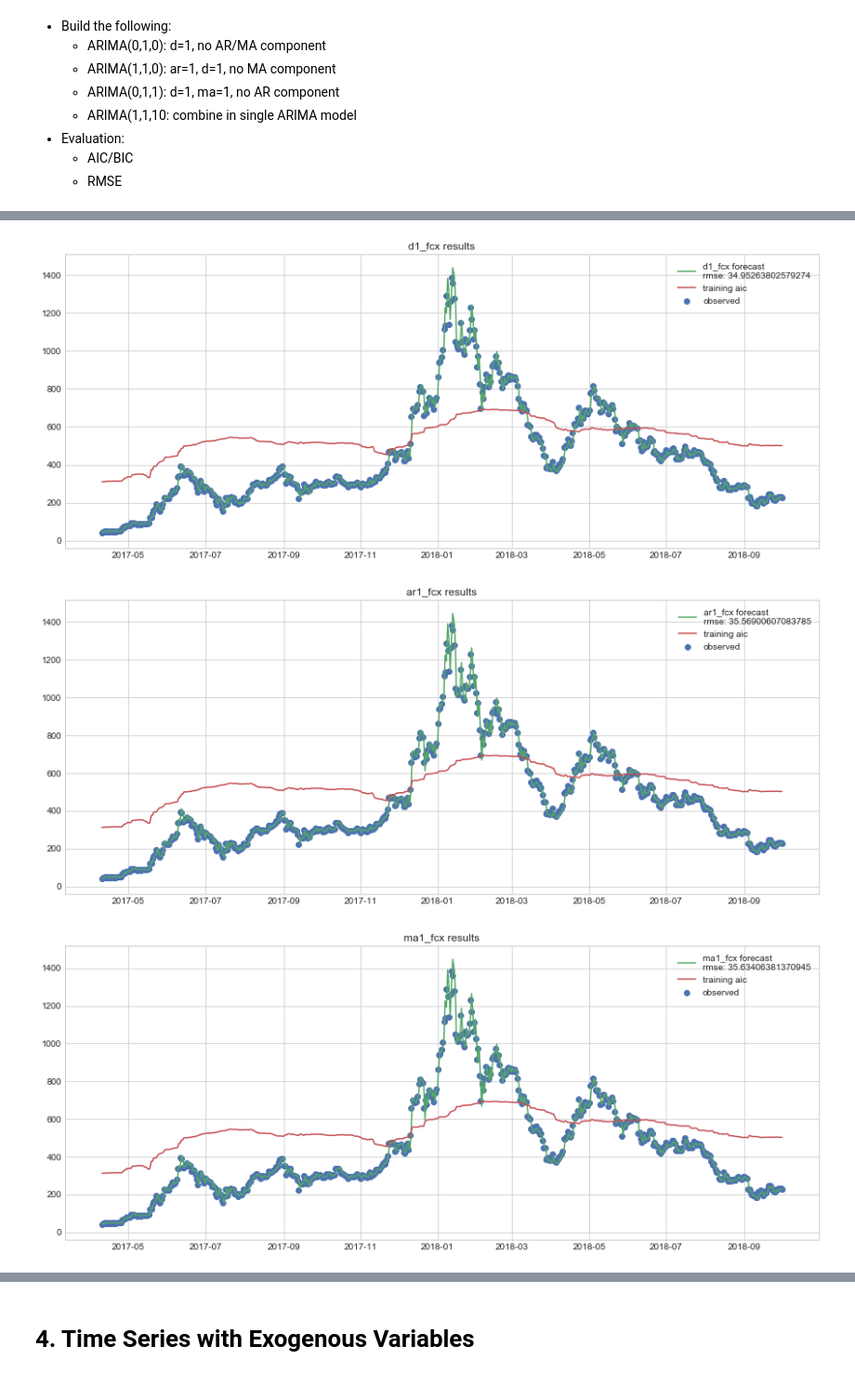
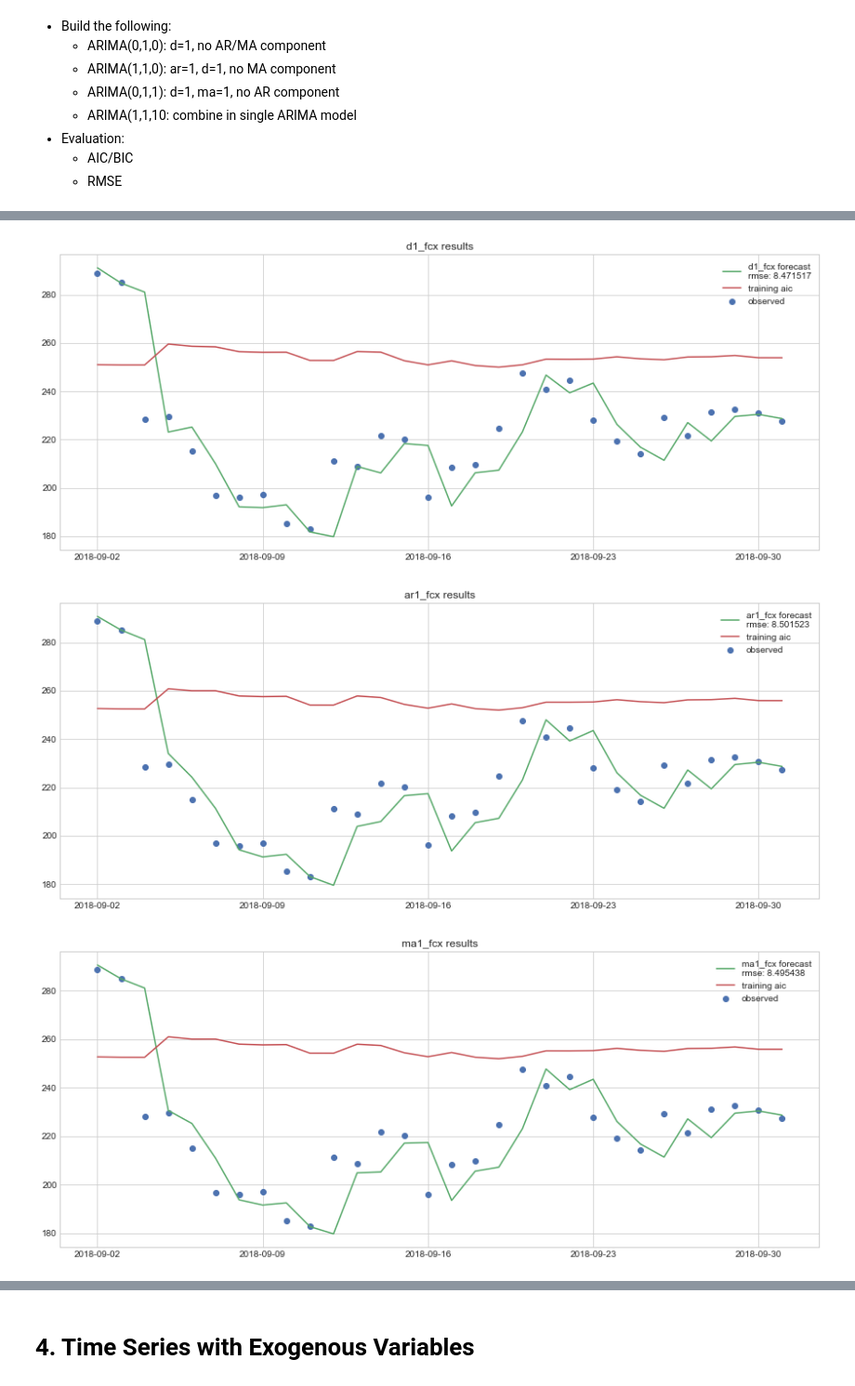
Before and after one commit to brianmcguckin/thinkful_final_capstone, a Jupyter notebook: Ethereum Time Series Analysis.ipynb, the cells around one changed output, grey strips where cells are left out. Shown at 93% size. Drawn from its saved outputs; the diff is of its cells as text; code cells hidden in the pictures.

```diff
--- a/Ethereum Time Series Analysis.ipynb
+++ b/Ethereum Time Series Analysis.ipynb
@@ -580,21 +554,22 @@ def rmse(observed, predicted):
     return rmse
 # %%
 endog = ts.eth_close
+window = 30
 
 d1_fc = arima_forecast(
     endog=endog,
     order=(0,1,0),
-    window=60
+    window=window
 )
 ar1_fc = arima_forecast(
     endog=endog,
     order=(1,1,0),
-    window=60
+    window=window
 )
 ma1_fc = arima_forecast(
     endog=endog,
     order=(0,1,1),
-    window=60
+    window=window
 )
 # %%
 forecasts = {
@@ -606,22 +581,22 @@ forecasts = {
 for name, model in forecasts.items():
     plt.figure(figsize=(15,6))
     plt.plot(
-        ts.eth_close[-len(model[0]):].index,
-        model[0],
-        label = '{} forecast\nrmse: {}'.format(
-            name, rmse(ts.eth_close, model[0])),
+        ts.eth_close[-len(model[0]):].index[-30:],
+        model[0][-30:],
+        label = '{} forecast\nrmse: {:.6f}'.format(
+            name, rmse(ts.eth_close[-7:], model[0][-7:])),
         c=colors[1]
     )
 
     plt.scatter(
-        ts.eth_close[-len(model[0]):].index,
-        ts.eth_close[-len(model[0]):],
+        ts.eth_close[-len(model[0]):][-30:].index,
+        ts.eth_close[-len(model[0]):][-30:],
         label = "observed",
         c=colors[0]
     )
 
-    plt.plot(ts.eth_close[-len(model[0]):].index,
-            model[1],
+    plt.plot(ts.eth_close[-len(model[0]):].index[-30:],
+            model[1][-30:],
             label='training aic',
             c=colors[2])
     plt.title('{} results'.format(name))
@@ -638,52 +613,52 @@ d1_fcx = arima_forecast(
     endog=endog,
     exog=exog,
     order=(0,1,0),
-    window=60
+    window=window
 )
 ar1_fcx = arima_forecast(
     endog=endog,
     exog=exog,
     order=(1,1,0),
-    window=60
+    window=window
 )
 ma1_fcx = arima_forecast(
     endog=endog,
     exog=exog,
     order=(0,1,1),
-    window=60
+    window=window
 )
 # %%
 forecastsx = {
     'd1_fcx': d1_fcx,
     'ar1_fcx': ar1_fcx,
     'ma1_fcx': ma1_fcx
 }
 
 for name, model in forecastsx.items():
     plt.figure(figsize=(15,6))
     plt.plot(
-        ts.eth_close[-len(model[0]):].index,
-        model[0],
-        label = '{} forecast\nrmse: {}'.format(
-            name, rmse(ts.eth_close, model[0])),
+        ts.eth_close[-len(model[0]):].index[-30:],
+        model[0][-30:],
+        label = '{} forecast\nrmse: {:.6f}'.format(
+            name, rmse(ts.eth_close[-7:], model[0][-7:])),
         c=colors[1]
     )
 
     plt.scatter(
-        ts.eth_close[-len(model[0]):].index,
-        ts.eth_close[-len(model[0]):],
+        ts.eth_close[-len(model[0]):].index[-30:],
+        ts.eth_close[-len(model[0]):][-30:],
         label = "observed",
         c=colors[0]
     )
 
-    plt.plot(ts.eth_close[-len(model[0]):].index,
-            model[1],
+    plt.plot(ts.eth_close[-len(model[0]):].index[-30:],
+            model[1][-30:],
             label='training aic',
             c=colors[2])
     plt.title('{} results'.format(name))
     plt.legend()
     plt.show()
 # %% [output]
-[figure, old version]
+[figure, new version]
-[figure, old version]
+[figure, new version]
-[figure, old version]
+[figure, new version]
```
Also changed, not shown: parts of 17 cells of this notebook.
